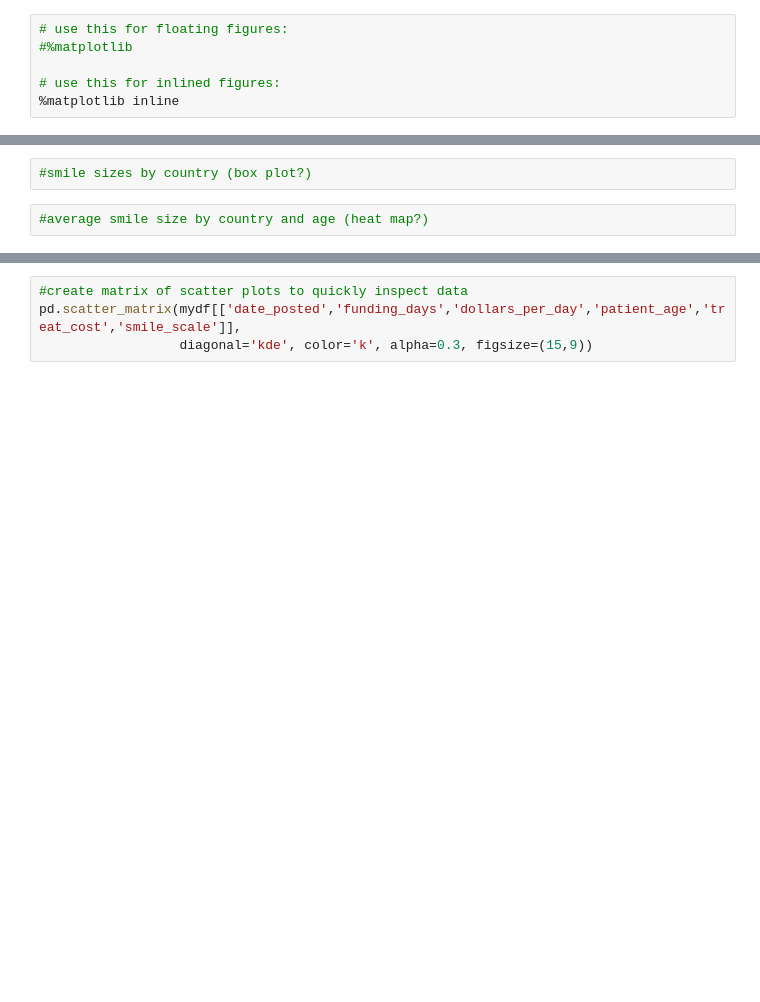
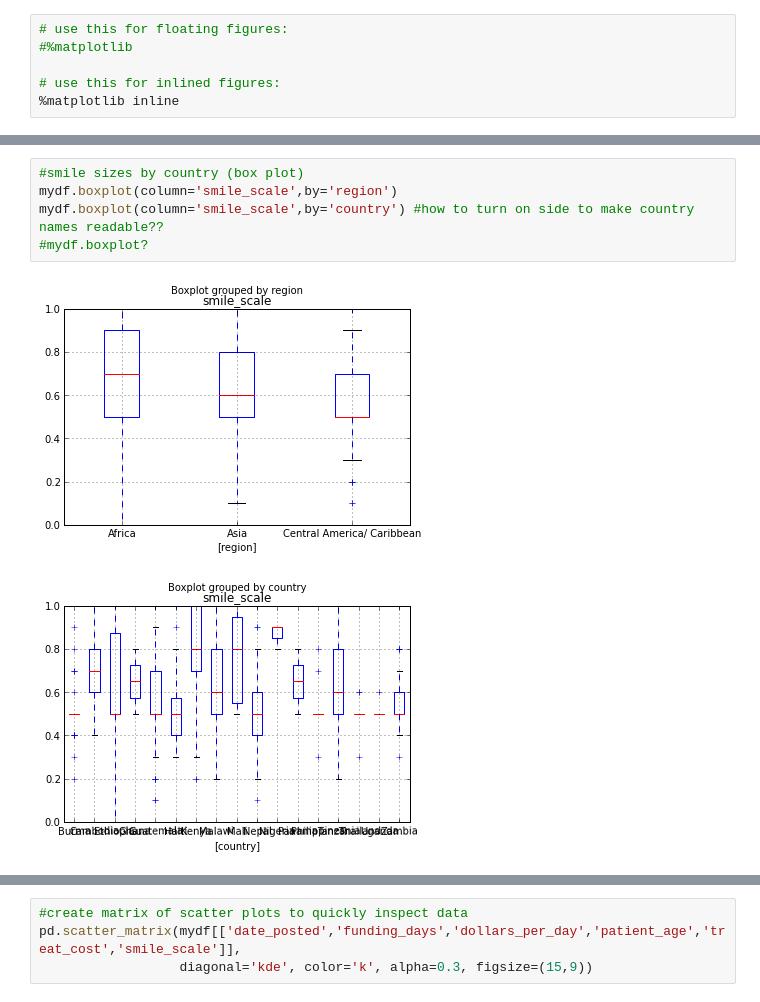
Before and after one commit to cotterman/Astro250_Python-for-Data-Scientists, a Jupyter notebook: Final project-Watsi-cotterman/exper_2way_stats.ipynb, the cells around one changed output, grey strips where cells are left out. Cells and saved outputs as stored; diff of their text form; blank space fills up the shorter version.

Commit message:
Run basic statistical analysis and produce/clean up summary graphs and tables

```diff
--- a/Final project-Watsi-cotterman/exper_2way_stats.ipynb
+++ b/Final project-Watsi-cotterman/exper_2way_stats.ipynb
@@ -34,4 +35,8 @@ Index([u'Unnamed: 0', u'profile_ID', u'profile_link', u'date_posted', u'date_fun
-# %%
-#smile sizes by country (box plot?)
-# %%
-#average smile size by country and age (heat map?)
+# %%
+#smile sizes by country (box plot)
+mydf.boxplot(column='smile_scale',by='region')
+mydf.boxplot(column='smile_scale',by='country') #how to turn on side to make country names readable??
+#mydf.boxplot?
+# %% [output]
+[figure, added]
+[figure, added]
```
Also changed, not shown: parts of 9 cells of this notebook, 4 other files.
